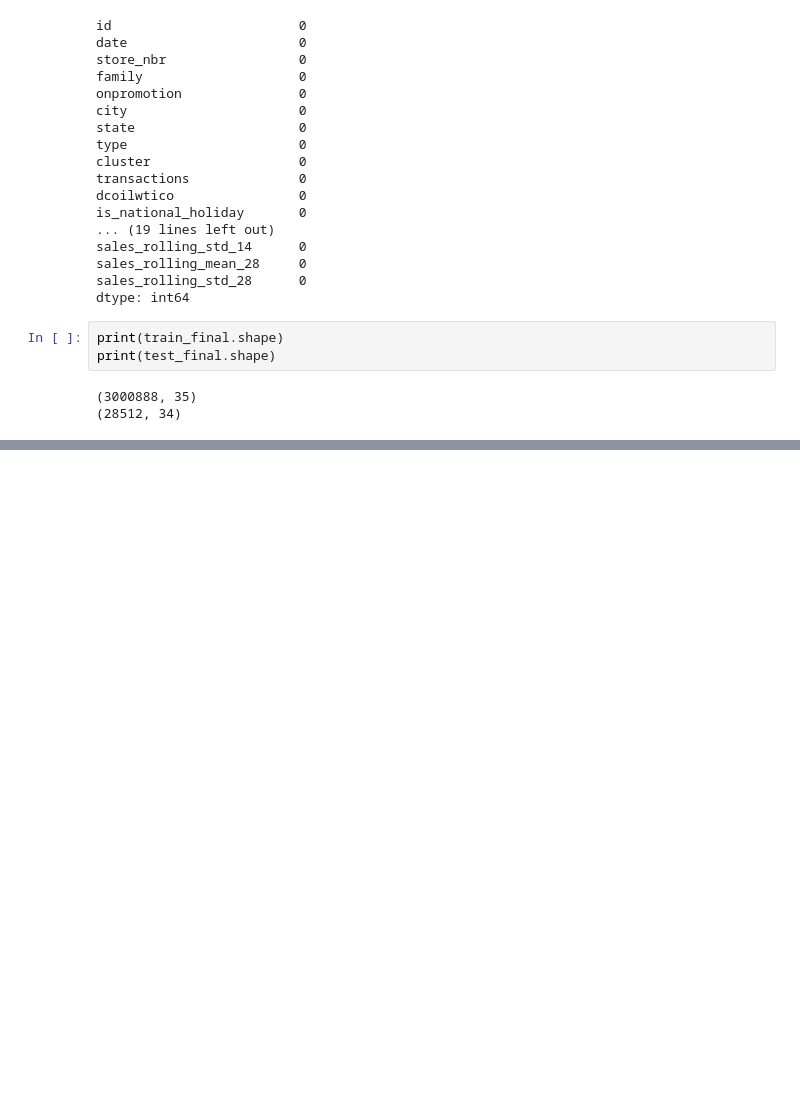
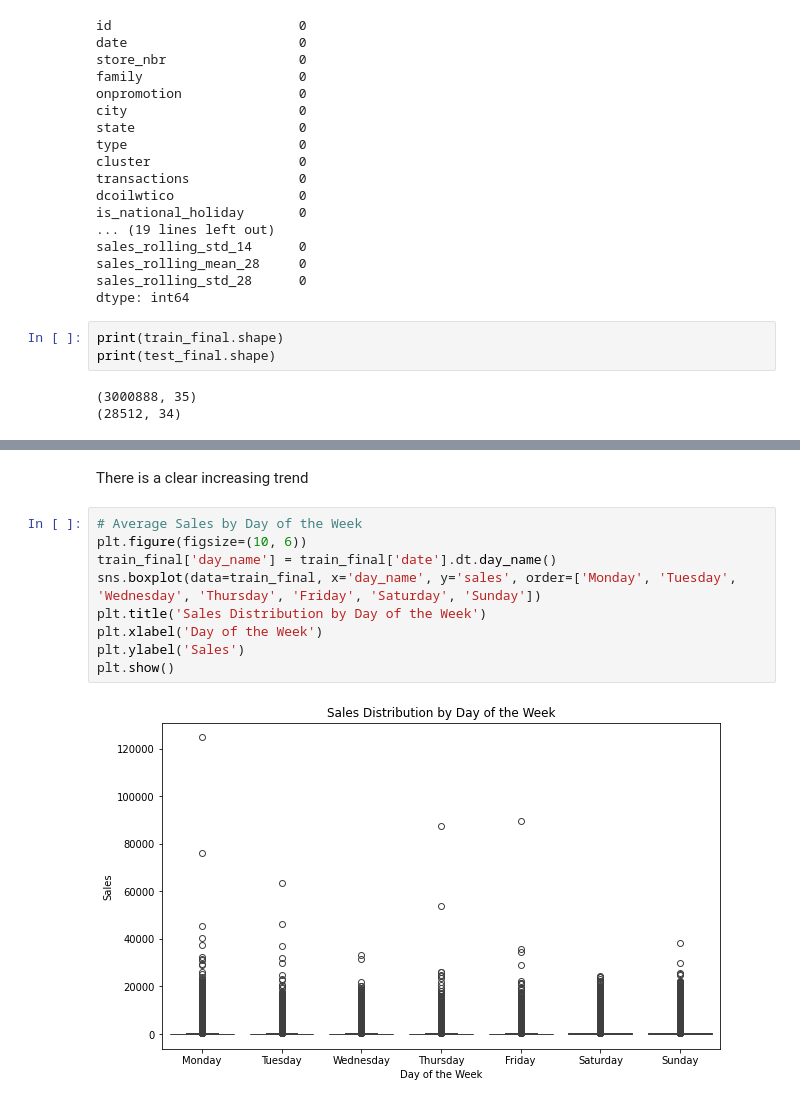
Before and after one commit to ShanilPraveen/Store-Sales---Time-Series-Forecasting, a Jupyter notebook: Store Sales-Time series forecasting.ipynb, the cells around one changed output, grey strips where cells are left out. Saved outputs shown, nothing was run; the diff lists cells and outputs as text; blank space fills up the shorter version.

```diff
--- a/Store Sales-Time series forecasting.ipynb
+++ b/Store Sales-Time series forecasting.ipynb
@@ -576,0 +591,13 @@ print(test_final.shape)
+# %% [markdown]
+There is a clear increasing trend
+# %%
+# Average Sales by Day of the Week
+plt.figure(figsize=(10, 6))
+train_final['day_name'] = train_final['date'].dt.day_name()
+sns.boxplot(data=train_final, x='day_name', y='sales', order=['Monday', 'Tuesday', 'Wednesday', 'Thursday', 'Friday', 'Saturday', 'Sunday'])
+plt.title('Sales Distribution by Day of the Week')
+plt.xlabel('Day of the Week')
+plt.ylabel('Sales')
+plt.show()
+# %% [output]
+[figure, added]
```
Also changed, not shown: parts of 14 cells of this notebook.
